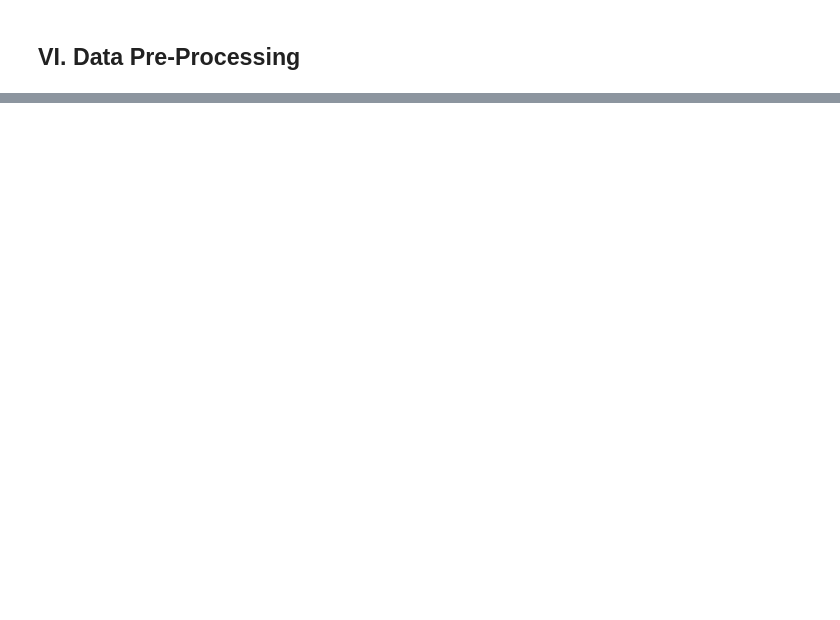
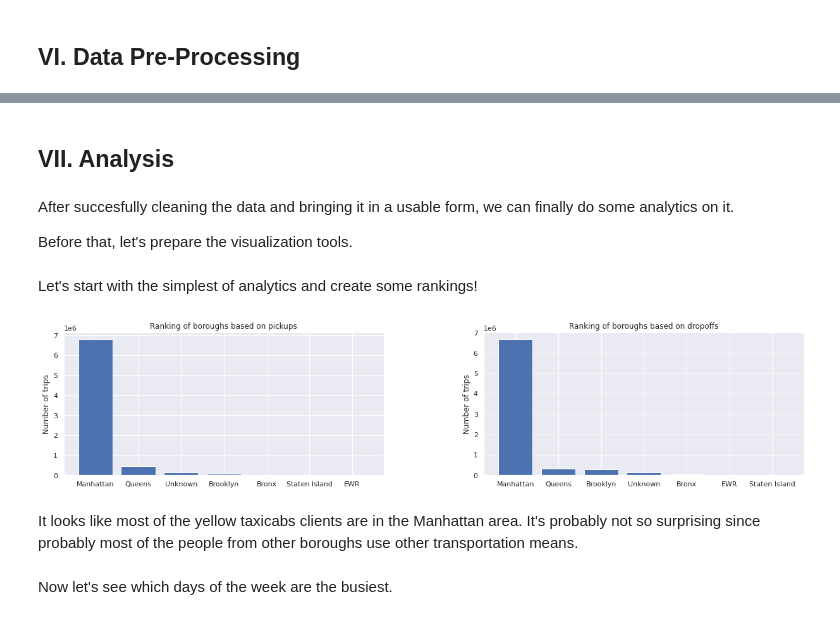
Before and after one commit to mehai/nyc-taxi-rides, a Jupyter notebook: nyc-taxi-rides.ipynb, the cells around one changed output, grey strips where cells are left out. Cells and saved outputs as stored; diff of their text form; code cells hidden in the pictures; blank space fills up the shorter version.

Commit message:
add pre-processing, analysis, summary and reference chapters. Also change data source to only January 2019.

```diff
--- a/nyc-taxi-rides.ipynb
+++ b/nyc-taxi-rides.ipynb
@@ -294,0 +426,35 @@ trips.filter('fare_amount < 0.0 or fare_amount > 100000.0 or tip_amount < 0.0 or
+# %% [markdown]
+## VII. Analysis
+# %% [markdown]
+After succesfully cleaning the data and bringing it in a usable form, we can finally do some analytics on it.
+
+Before that, let's prepare the visualization tools.
+# %%
+%matplotlib inline
+sns.set(style="darkgrid")
+
+def plot(x, y, ax, title, y_label):
+    ax.set_title(title)
+    ax.set_ylabel(y_label)
+    ax.bar(x, y)
+# %% [markdown]
+Let's start with the simplest of analytics and create some rankings!
+# %%
+trips_final.createOrReplaceTempView('trips')
+top_trips_pickup_location = spark.sql('SELECT PUBorough, COUNT(*) as cnt FROM trips GROUP BY PUBorough ORDER BY cnt DESC')
+top_trips_dropoff_location = spark.sql('SELECT DOBorough, COUNT(*) as cnt FROM trips GROUP BY DOBorough ORDER BY cnt DESC')
+# %%
+# now let's visualize the results
+fig, (ax1, ax2) = plt.subplots(ncols=2)
+pandasDF1 = top_trips_pickup_location.toPandas()
+pandasDF2 = top_trips_dropoff_location.toPandas()
+plot(pandasDF1.PUBorough, pandasDF1.cnt, ax1, 'Ranking of boroughs based on pickups', 'Number of trips')
+plot(pandasDF2.DOBorough, pandasDF2.cnt, ax2, 'Ranking of boroughs based on dropoffs', 'Number of trips')
+fig.tight_layout()
+fig.set_size_inches(20, 4)
+# %% [output]
+[figure, added]
+# %% [markdown]
+It looks like most of the yellow taxicabs clients are in the Manhattan area. It's probably not so surprising since probably most of the people from other boroughs use other transportation means.
+# %% [markdown]
+Now let's see which days of the week are the busiest.
```
Also changed, not shown: parts of 63 cells of this notebook.
